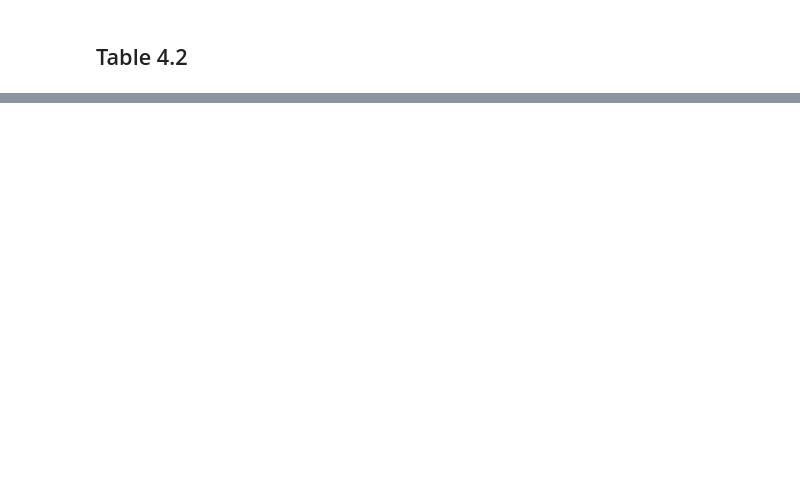
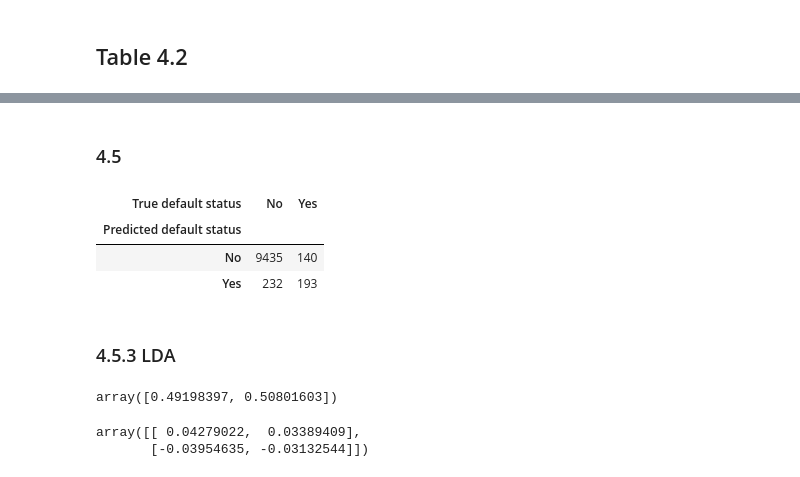
Before and after one commit to anhnguyendepocen/Introduction-to-Statistical-Learning-Python, a Jupyter notebook: ISLR CH4.ipynb, the cells around one changed output, grey strips where cells are left out. Drawn from its saved outputs; the diff is of its cells as text; code cells hidden in the pictures; blank space fills up the shorter version.

```diff
--- a/ISLR CH4.ipynb
+++ b/ISLR CH4.ipynb
@@ -148,0 +272,19 @@ Optimization terminated successfully.
+# %% [markdown]
+### 4.5
+# %%
+dec_prob = 0.2 #use 20% as probability default to be yes grammar who what????
+
+y_prob = lda.fit(x, y).predict_proba(x)
+
+df_ = pd.DataFrame({'True default status': y,
+                    'Predicted default status': y_prob[:,1] > dec_prob})
+df_.replace(to_replace={0:'No', 1:'Yes', 'True':'Yes', 'False':'No'}, inplace=True)
+
+df_.groupby(['Predicted default status','True default status']).size().unstack('True default status')
+# %% [output]
+| True default status | No | Yes |
+| Predicted default status |  |  |
+| No | 9435 | 140 |
+| Yes | 232 | 193 |
+# %% [markdown]
+### 4.5.3 LDA
@@ -148,0 +302,9 @@ Optimization terminated successfully.
+# %%
+lda.priors_
+# %% [output]
+array([0.49198397, 0.50801603])
+# %%
+lda.means_
+# %% [output]
+array([[ 0.04279022,  0.03389409],
+       [-0.03954635, -0.03132544]])
```
Also changed, not shown: parts of 15 cells of this notebook, 17 other files.
